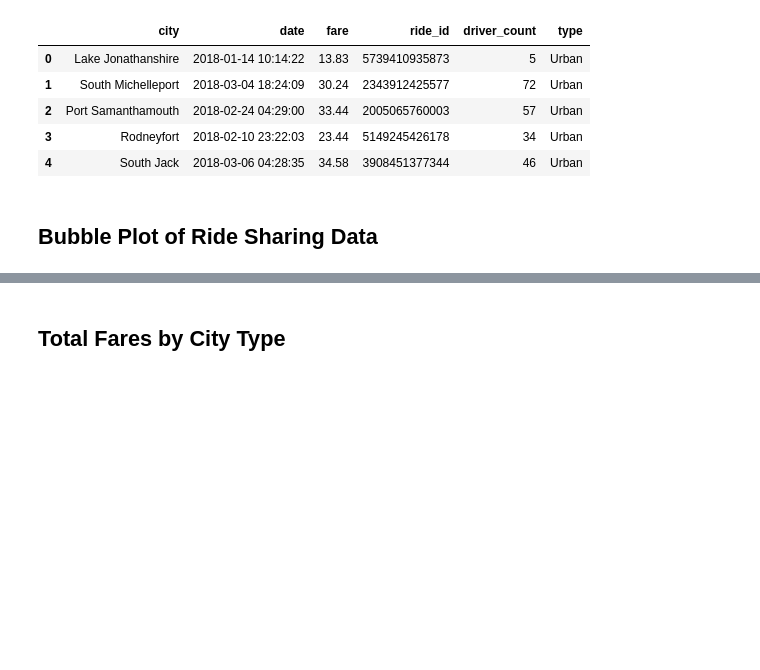
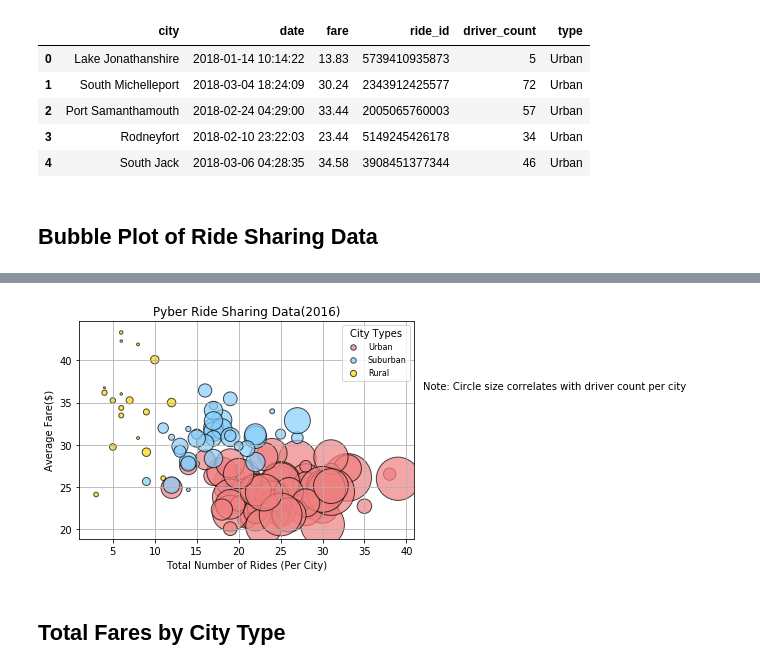
Before and after one commit to mbhimasani/GT-Bootcamp-HW, a Jupyter notebook: Matplotlib/Pyber/pyber_starter.ipynb, the cells around one changed output, grey strips where cells are left out. Cells and saved outputs as stored; diff of their text form; code cells hidden in the pictures; blank space fills up the shorter version.

```diff
--- a/Matplotlib/Pyber/pyber_starter.ipynb
+++ b/Matplotlib/Pyber/pyber_starter.ipynb
@@ -18,5 +23,23 @@ pyber_df.head()
 | 2 | Port Samanthamouth | 2018-02-24 04:29:00 | 33.44 | 2005065760003 | 57 | Urban |
 | 3 | Rodneyfort | 2018-02-10 23:22:03 | 23.44 | 5149245426178 | 34 | Urban |
 | 4 | South Jack | 2018-03-06 04:28:35 | 34.58 | 3908451377344 | 46 | Urban |
+# %%
+# locating each city type
+urban = pyber_df.loc[pyber_df["type"]=="Urban", :]
+suburban = pyber_df.loc[pyber_df["type"]=="Suburban", :]
+rural = pyber_df.loc[pyber_df["type"]=="Rural", :]
+# %%
+# getting avg fare, total rides and total drivers, per type and city
+avgfare_urban = urban.groupby(['city'])["fare"].mean()
+totrides_urban = urban.groupby(['city'])["ride_id"].count()
+totdrivers_urban = urban.groupby(["city"])["driver_count"].sum()
+
+avgfare_suburban = suburban.groupby(suburban["city"])["fare"].mean()
+totrides_suburban = suburban.groupby(suburban["city"])["ride_id"].count()
+totdrivers_suburban = suburban.groupby(["city"])["driver_count"].sum()
+
+avgfare_rural = rural.groupby(rural["city"])["fare"].mean()
+totrides_rural = rural.groupby(rural["city"])["ride_id"].count()
+totdrivers_rural = rural.groupby(["city"])["driver_count"].sum()
 # %% [markdown]
 ## Bubble Plot of Ride Sharing Data
@@ -40,2 +46,38 @@ plt.show()
+# %%
+# Build the scatter plots for each city types
+urban_plt = plt.scatter(totrides_urban, avgfare_urban, s=totdrivers_urban,
+            marker ='o', facecolors ="lightcoral", linewidths=1, edgecolors='black', alpha = 0.7, label="Urban")
+
+suburban_plt = plt.scatter(totrides_suburban, avgfare_suburban, s=totdrivers_suburban,
+            marker ='o', facecolors ="lightskyblue", linewidths=1, edgecolors='black', alpha = 0.7, label="Suburban")
+
+rural_plt = plt.scatter(totrides_rural, avgfare_rural, s=totdrivers_rural,
+            marker ='o', facecolors ="gold", linewidths=1, edgecolors='black', alpha = 0.7, label="Rural")
+
+# Incorporate the other graph properties
+plt.grid()
+plt.title("Pyber Ride Sharing Data(2016)")
+plt.xlabel("Total Number of Rides (Per City)")
+plt.ylabel("Average Fare($)")
+
+# Create a legend
+legend = plt.legend(handles=[urban_plt, suburban_plt, rural_plt], loc = "upper right", fontsize=8, title="City Types")
+legend.legendHandles[0]._sizes = [30]
+legend.legendHandles[1]._sizes = [30]
+legend.legendHandles[1]._sizes = [30]
+
+# Incorporate a text label regarding circle size
+plt.annotate("Note: Circle size correlates with driver count per city",
+            xy=(1.42, 0.65), xytext=(0, 10),
+            xycoords=('axes fraction', 'figure fraction'),
+            textcoords='offset points',
+            size=10, ha='center', va='center')
+
+# Save Figure
+fig1 = plt.gcf()
+plt.show
+fig1.savefig("../Images/Pyber Scatterplot.png", bbox_inches="tight")
+# %% [output]
+[figure, added]
 # %% [markdown]
 ## Total Fares by City Type
```
Also changed, not shown: parts of 12 cells of this notebook, 6 other files.
